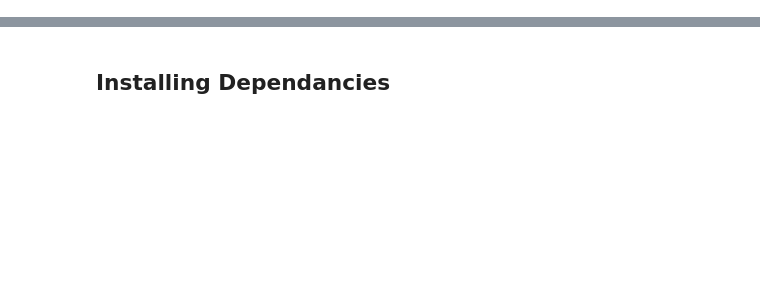
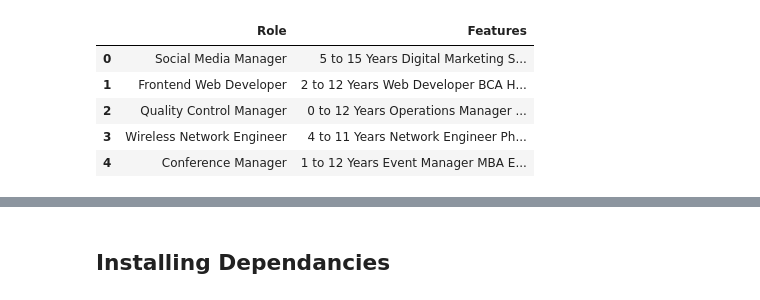
Before and after one commit to mk7890/Resume-Parsing-System, a Jupyter notebook: ResumeParsingSystem_Modeling.ipynb, the cells around one changed output, grey strips where cells are left out. Cells and saved outputs as stored; diff of their text form; code cells hidden in the pictures; blank space fills up the shorter version.

```diff
--- a/ResumeParsingSystem_Modeling.ipynb
+++ b/ResumeParsingSystem_Modeling.ipynb
@@ -2,0 +121,10 @@
+# %%
+large_resume = pd.read_csv("/content/resume_dataset_with_features.csv")
+large_resume.head()
+# %% [output]
+|  | Role | Features |
+| 0 | Social Media Manager | 5 to 15 Years Digital Marketing S... |
+| 1 | Frontend Web Developer | 2 to 12 Years Web Developer BCA H... |
+| 2 | Quality Control Manager | 0 to 12 Years Operations Manager ... |
+| 3 | Wireless Network Engineer | 4 to 11 Years Network Engineer Ph... |
+| 4 | Conference Manager | 1 to 12 Years Event Manager MBA E... |
```
Also changed, not shown: parts of 35 cells of this notebook.
